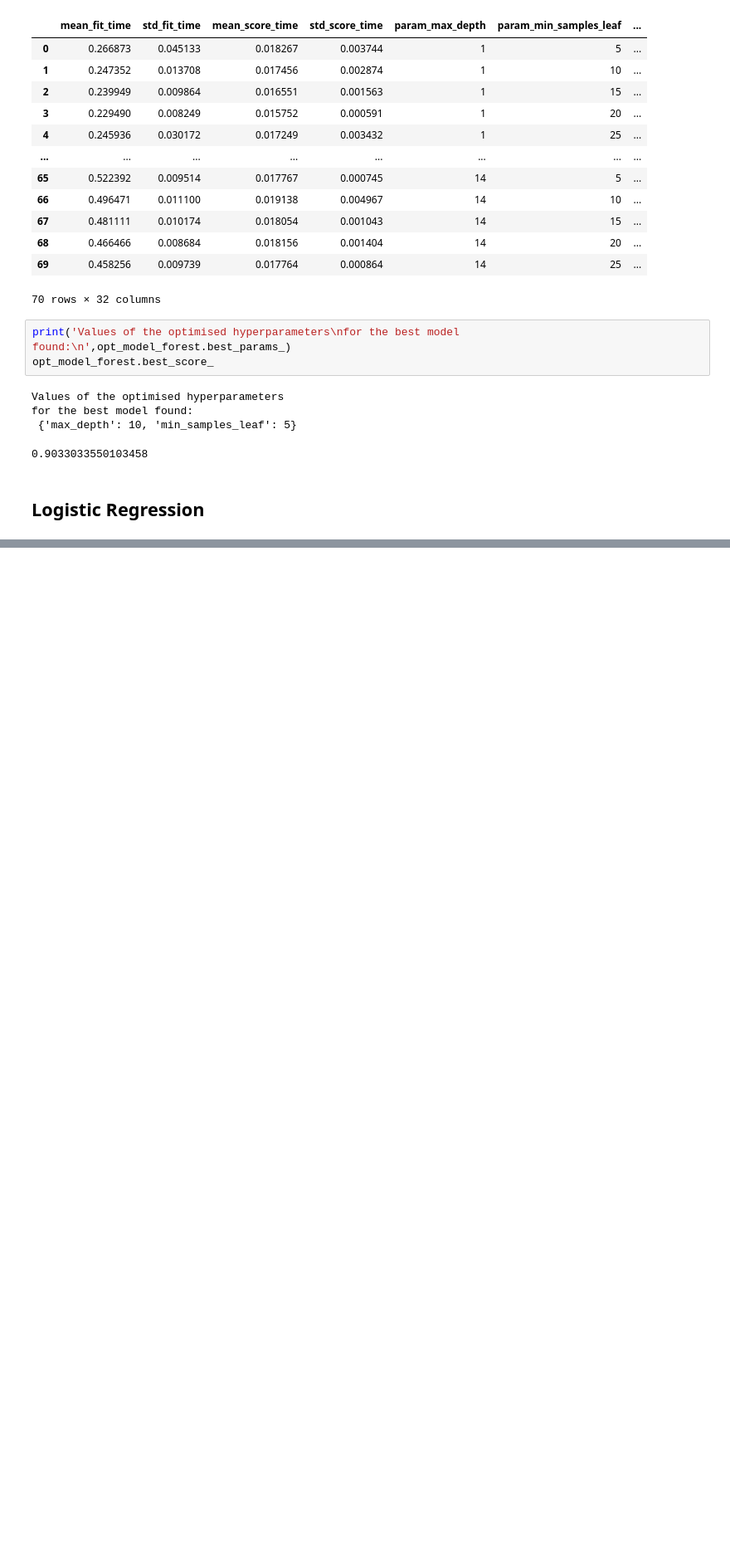
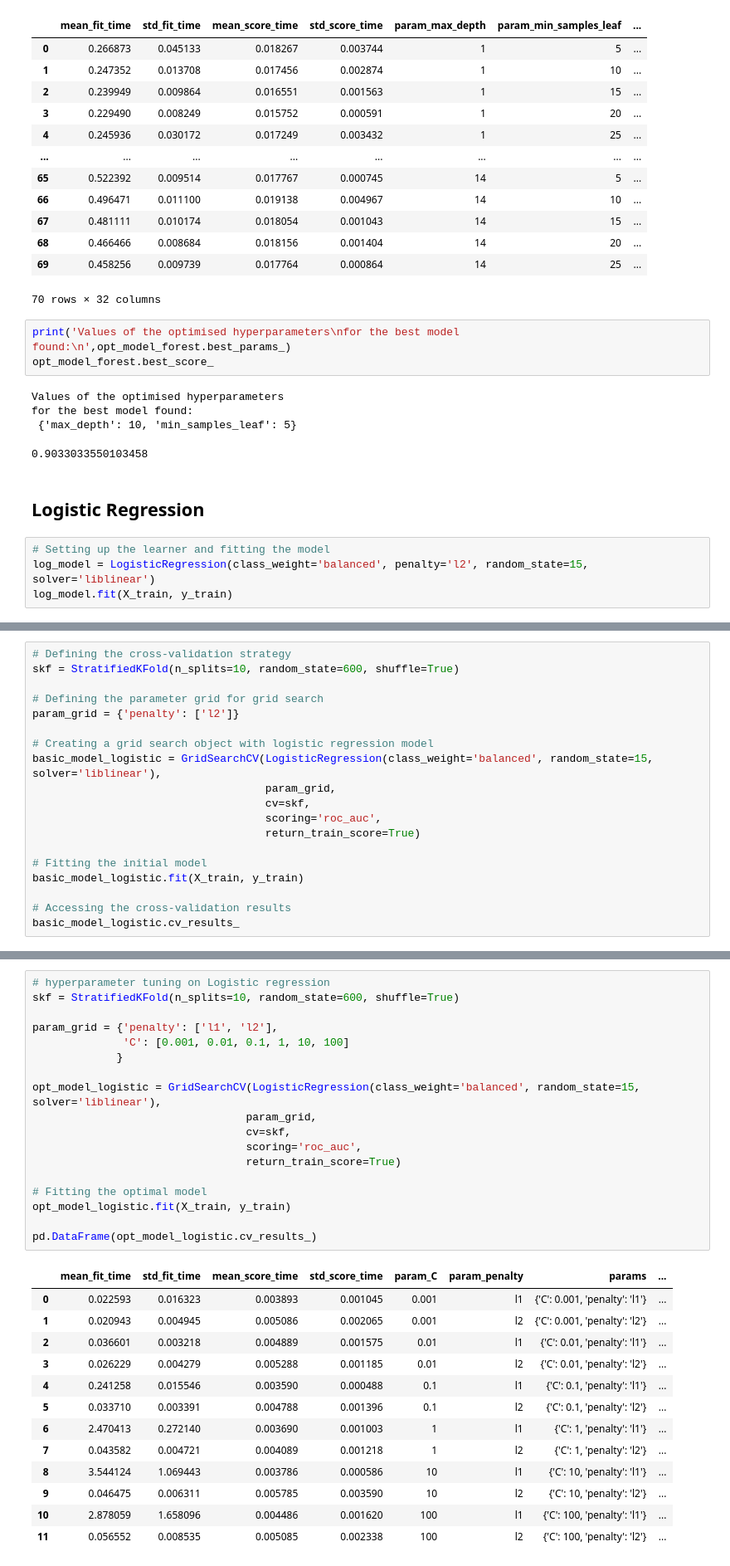
Before and after one commit to Terry1506/Phase-3-Project, a Jupyter notebook: index.ipynb, the cells around one changed output, grey strips where cells are left out. Shown at 83% size. Drawn from its saved outputs; the diff is of its cells as text; blank space fills up the shorter version.

Commit message:
logistic regression

```diff
--- a/index.ipynb
+++ b/index.ipynb
@@ -555,3 +555,7 @@ for the best model found:
 0.9033033550103458
 # %% [markdown]
 ## Logistic Regression
+# %%
+# Setting up the learner and fitting the model
+log_model = LogisticRegression(class_weight='balanced', penalty='l2', random_state=15, solver='liblinear')
+log_model.fit(X_train, y_train)
@@ -557,0 +564,19 @@ for the best model found:
+# %%
+# Defining the cross-validation strategy
+skf = StratifiedKFold(n_splits=10, random_state=600, shuffle=True)
+
+# Defining the parameter grid for grid search
+param_grid = {'penalty': ['l2']}
+
+# Creating a grid search object with logistic regression model
+basic_model_logistic = GridSearchCV(LogisticRegression(class_weight='balanced', random_state=15, solver='liblinear'),
+                                    param_grid,
+                                    cv=skf,
+                                    scoring='roc_auc',
+                                    return_train_score=True)
+
+# Fitting the initial model
+basic_model_logistic.fit(X_train, y_train)
+
+# Accessing the cross-validation results
+basic_model_logistic.cv_results_
@@ -557,0 +611,32 @@ for the best model found:
+# %%
+# hyperparameter tuning on Logistic regression
+skf = StratifiedKFold(n_splits=10, random_state=600, shuffle=True)
+
+param_grid = {'penalty': ['l1', 'l2'],
+              'C': [0.001, 0.01, 0.1, 1, 10, 100]
+             }
+
+opt_model_logistic = GridSearchCV(LogisticRegression(class_weight='balanced', random_state=15, solver='liblinear'),
+                                 param_grid,
+                                 cv=skf,
+                                 scoring='roc_auc',
+                                 return_train_score=True)
+
+# Fitting the optimal model
+opt_model_logistic.fit(X_train, y_train)
+
+pd.DataFrame(opt_model_logistic.cv_results_)
+# %% [output]
+|  | mean_fit_time | std_fit_time | mean_score_time | std_score_time | param_C | param_penalty | params | ... |
+| 0 | 0.022593 | 0.016323 | 0.003893 | 0.001045 | 0.001 | l1 | {'C': 0.001, 'penalty': 'l1'} | ... |
+| 1 | 0.020943 | 0.004945 | 0.005086 | 0.002065 | 0.001 | l2 | {'C': 0.001, 'penalty': 'l2'} | ... |
+| 2 | 0.036601 | 0.003218 | 0.004889 | 0.001575 | 0.01 | l1 | {'C': 0.01, 'penalty': 'l1'} | ... |
+| 3 | 0.026229 | 0.004279 | 0.005288 | 0.001185 | 0.01 | l2 | {'C': 0.01, 'penalty': 'l2'} | ... |
+| 4 | 0.241258 | 0.015546 | 0.003590 | 0.000488 | 0.1 | l1 | {'C': 0.1, 'penalty': 'l1'} | ... |
+| 5 | 0.033710 | 0.003391 | 0.004788 | 0.001396 | 0.1 | l2 | {'C': 0.1, 'penalty': 'l2'} | ... |
+| 6 | 2.470413 | 0.272140 | 0.003690 | 0.001003 | 1 | l1 | {'C': 1, 'penalty': 'l1'} | ... |
+| 7 | 0.043582 | 0.004721 | 0.004089 | 0.001218 | 1 | l2 | {'C': 1, 'penalty': 'l2'} | ... |
+| 8 | 3.544124 | 1.069443 | 0.003786 | 0.000586 | 10 | l1 | {'C': 10, 'penalty': 'l1'} | ... |
+| 9 | 0.046475 | 0.006311 | 0.005785 | 0.003590 | 10 | l2 | {'C': 10, 'penalty': 'l2'} | ... |
+| 10 | 2.878059 | 1.658096 | 0.004486 | 0.001620 | 100 | l1 | {'C': 100, 'penalty': 'l1'} | ... |
+| 11 | 0.056552 | 0.008535 | 0.005085 | 0.002338 | 100 | l2 | {'C': 100, 'penalty': 'l2'} | ... |
```
Also changed, not shown: parts of 7 cells of this notebook.
